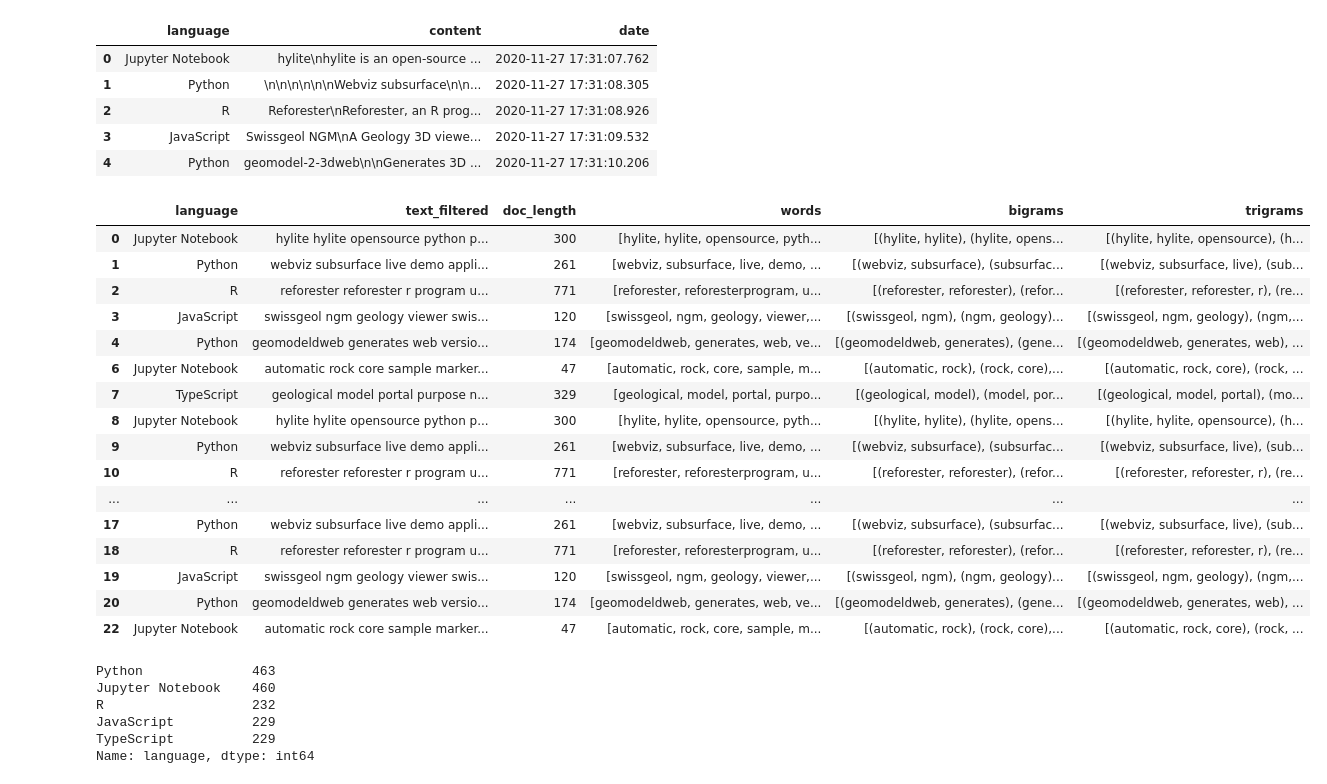
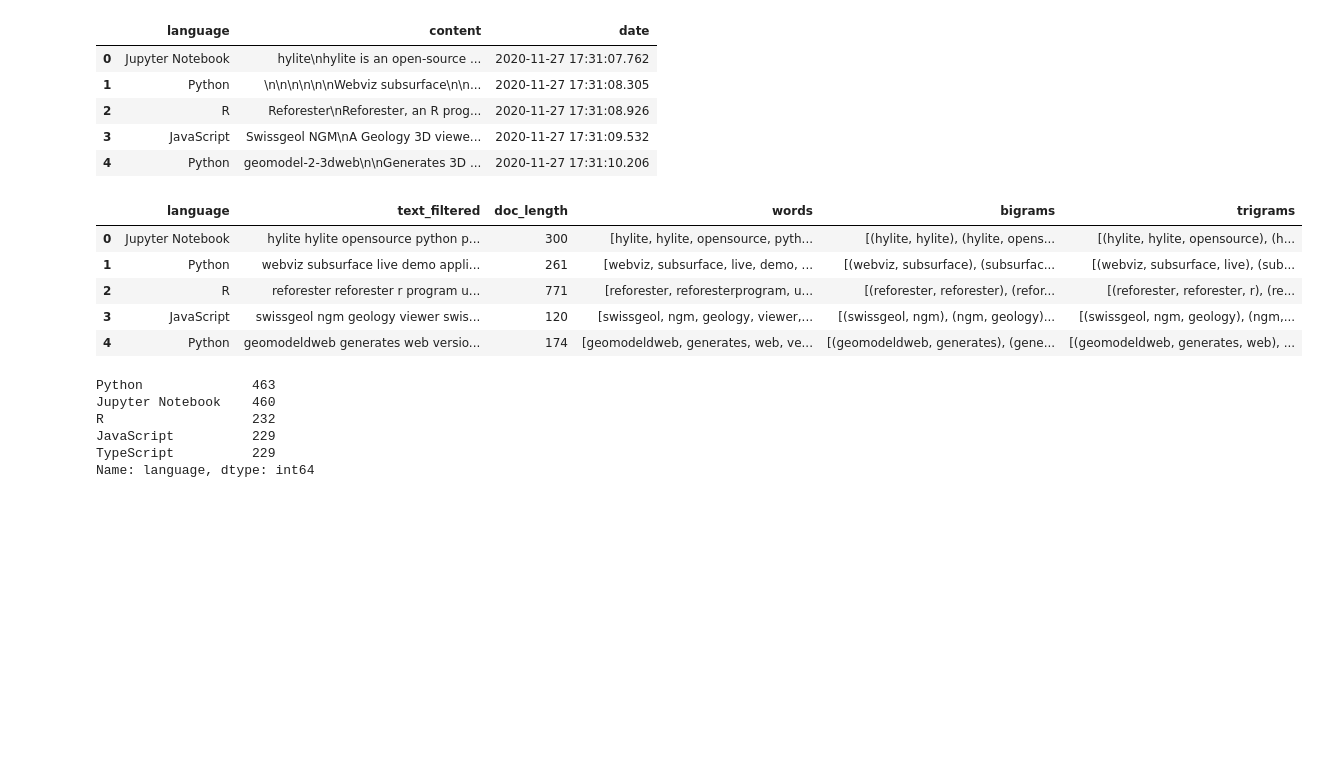
Before and after one commit to CSolitaire/side_projects, a Jupyter notebook: topic_modeling.ipynb, the cells around one changed output. Saved outputs shown, nothing was run; the diff lists cells and outputs as text; code cells hidden in the pictures; blank space fills up the shorter version.

```diff
--- a/topic_modeling.ipynb
+++ b/topic_modeling.ipynb
@@ -129,24 +130,13 @@ def clean_data(df):
     df = df[df.language.isin(language_list)]
     return df
 # %%
-df = clean_data(df)
-df.head(20)
+df1 = clean_data(df)
+df1.head()
 # %% [output]
 |  | language | text_filtered | doc_length | words | bigrams | trigrams |
 | 0 | Jupyter Notebook | hylite hylite opensource python p... | 300 | [hylite, hylite, opensource, pyth... | [(hylite, hylite), (hylite, opens... | [(hylite, hylite, opensource), (h... |
 | 1 | Python | webviz subsurface live demo appli... | 261 | [webviz, subsurface, live, demo, ... | [(webviz, subsurface), (subsurfac... | [(webviz, subsurface, live), (sub... |
 | 2 | R | reforester reforester r program u... | 771 | [reforester, reforesterprogram, u... | [(reforester, reforester), (refor... | [(reforester, reforester, r), (re... |
 | 3 | JavaScript | swissgeol ngm geology viewer swis... | 120 | [swissgeol, ngm, geology, viewer,... | [(swissgeol, ngm), (ngm, geology)... | [(swissgeol, ngm, geology), (ngm,... |
 | 4 | Python | geomodeldweb generates web versio... | 174 | [geomodeldweb, generates, web, ve... | [(geomodeldweb, generates), (gene... | [(geomodeldweb, generates, web), ... |
-| 6 | Jupyter Notebook | automatic rock core sample marker... | 47 | [automatic, rock, core, sample, m... | [(automatic, rock), (rock, core),... | [(automatic, rock, core), (rock, ... |
-| 7 | TypeScript | geological model portal purpose n... | 329 | [geological, model, portal, purpo... | [(geological, model), (model, por... | [(geological, model, portal), (mo... |
-| 8 | Jupyter Notebook | hylite hylite opensource python p... | 300 | [hylite, hylite, opensource, pyth... | [(hylite, hylite), (hylite, opens... | [(hylite, hylite, opensource), (h... |
-| 9 | Python | webviz subsurface live demo appli... | 261 | [webviz, subsurface, live, demo, ... | [(webviz, subsurface), (subsurfac... | [(webviz, subsurface, live), (sub... |
-| 10 | R | reforester reforester r program u... | 771 | [reforester, reforesterprogram, u... | [(reforester, reforester), (refor... | [(reforester, reforester, r), (re... |
-| ... | ... | ... | ... | ... | ... | ... |
-| 17 | Python | webviz subsurface live demo appli... | 261 | [webviz, subsurface, live, demo, ... | [(webviz, subsurface), (subsurfac... | [(webviz, subsurface, live), (sub... |
-| 18 | R | reforester reforester r program u... | 771 | [reforester, reforesterprogram, u... | [(reforester, reforester), (refor... | [(reforester, reforester, r), (re... |
-| 19 | JavaScript | swissgeol ngm geology viewer swis... | 120 | [swissgeol, ngm, geology, viewer,... | [(swissgeol, ngm), (ngm, geology)... | [(swissgeol, ngm, geology), (ngm,... |
-| 20 | Python | geomodeldweb generates web versio... | 174 | [geomodeldweb, generates, web, ve... | [(geomodeldweb, generates), (gene... | [(geomodeldweb, generates, web), ... |
-| 22 | Jupyter Notebook | automatic rock core sample marker... | 47 | [automatic, rock, core, sample, m... | [(automatic, rock), (rock, core),... | [(automatic, rock, core), (rock, ... |
 # %%
```
Also changed, not shown: parts of 80 cells of this notebook.
